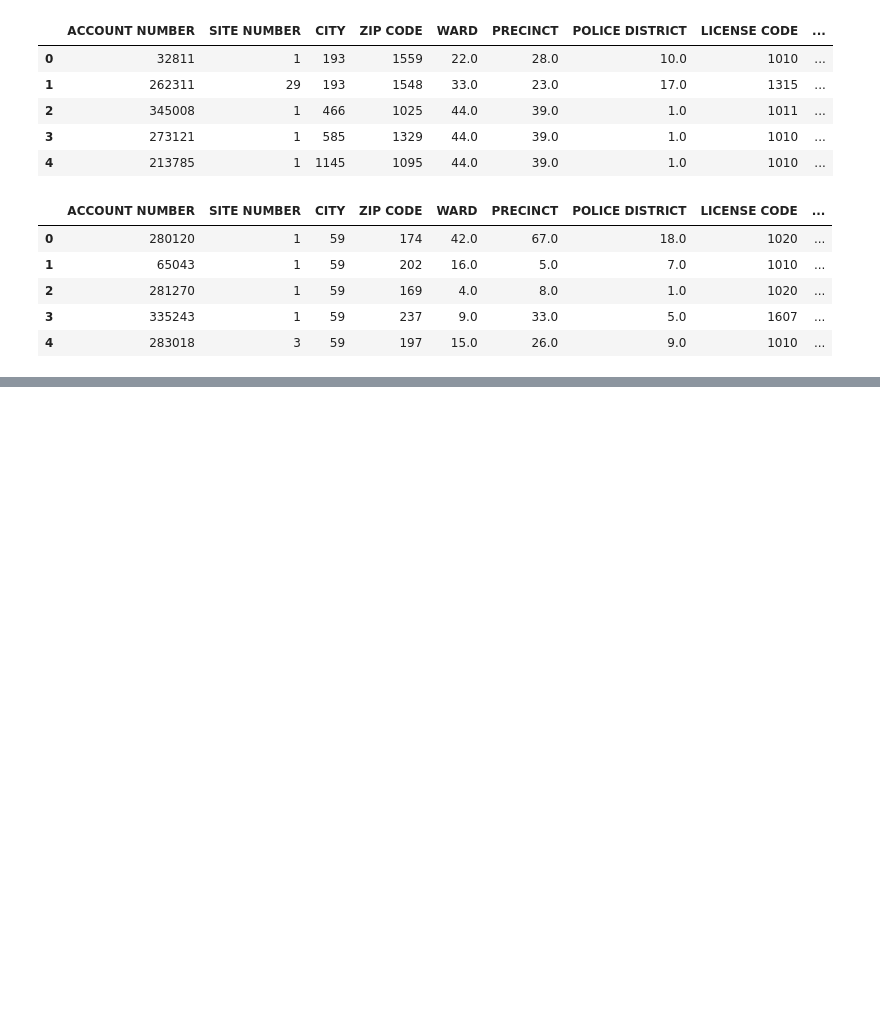
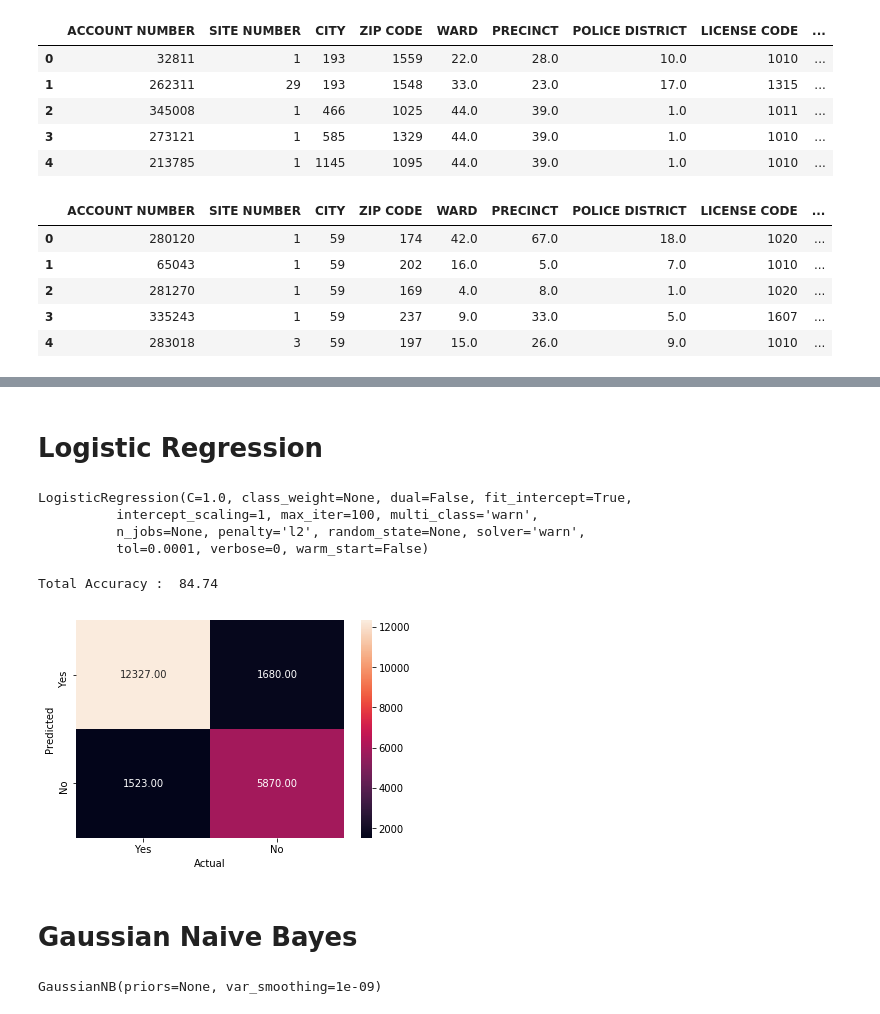
Before and after one commit to shreayan98c/ZS-Hiring-Challenge, a Jupyter notebook: ZSmodel.ipynb, the cells around one changed output, grey strips where cells are left out. Cells and saved outputs as stored; diff of their text form; code cells hidden in the pictures; blank space fills up the shorter version.

Commit message:
Completed model

```diff
--- a/ZSmodel.ipynb
+++ b/ZSmodel.ipynb
@@ -756,36 +761,60 @@ plt.show()
 # %%
-# # Splitting the data into training set and testset
-# from sklearn.model_selection import train_test_split
-# X_train, X_test, y_train, y_test = train_test_split(X,y, test_size = 0.25, random_state = 0, stratify=y)
+# Splitting the data into training set and testset
+from sklearn.model_selection import train_test_split
+X_train, X_test, y_train, y_test = train_test_split(X,y, test_size = 0.25, random_state = 0, stratify=y)
+# %% [markdown]
+# Logistic Regression
 # %%
-# # Logistic Regression
+# Logistic Regression
 
-# # Import library for LogisticRegression
-# from sklearn.linear_model import LogisticRegression
+# Import library for LogisticRegression
+from sklearn.linear_model import LogisticRegression
 
-# # Create a Logistic regression classifier
-# logreg = LogisticRegression()
+# Create a Logistic regression classifier
+logreg = LogisticRegression()
 
-# # Train the model using the training sets
-# logreg.fit(X_train, y_train)
+# Train the model using the training sets
+logreg.fit(X_train, y_train)
+# %% [output]
+LogisticRegression(C=1.0, class_weight=None, dual=False, fit_intercept=True,
+          intercept_scaling=1, max_iter=100, multi_class='warn',
+          n_jobs=None, penalty='l2', random_state=None, solver='warn',
+          tol=0.0001, verbose=0, warm_start=False)
 # %%
-# # Prediction on test data
-# y_pred = logreg.predict(X_test)
+# Prediction on test data
+y_pred = logreg.predict(X_test)
 # %%
-# # Calculating the accuracy, precision and the recall
-# acc_logreg = round( metrics.accuracy_score(y_test, y_pred) * 100, 2 )
-# print( 'Total Accuracy : ', acc_logreg )
-# print( 'Precision : ', round( metrics.precision_score(y_test, y_pred) * 100, 2 ) )
-# print( 'Recall : ', round( metrics.recall_score(y_test, y_pred) * 100, 2 ) )
+# Calculating the accuracy, precision and the recall
+acc_logreg = round( metrics.accuracy_score(y_test, y_pred) * 100, 2 )
+print( 'Total Accuracy : ', acc_logreg )
+# %% [output]
+Total Accuracy :  84.74
 # %%
-# # Create confusion matrix function to find out sensitivity and specificity
-# from sklearn.metrics import confusion_matrix
-# def draw_cm(actual, predicted):
-#     cm = confusion_matrix( actual, predicted, [1,0]).T
-#     sns.heatmap(cm, annot=True,  fmt='.2f', xticklabels = ["Yes","No"] , yticklabels = ["Yes","No"] )
-#     plt.ylabel('Predicted')
-#     plt.xlabel('Actual')
-#     plt.show()
+# Create confusion matrix function to find out sensitivity and specificity
+from sklearn.metrics import confusion_matrix
+def draw_cm(actual, predicted):
+    cm = confusion_matrix( actual, predicted, [1,0]).T
+    sns.heatmap(cm, annot=True,  fmt='.2f', xticklabels = ["Yes","No"] , yticklabels = ["Yes","No"] )
+    plt.ylabel('Predicted')
+    plt.xlabel('Actual')
+    plt.show()
 # %%
-# # Confusion matrix
-# draw_cm(y_test, y_pred)
+# Confusion matrix
+draw_cm(y_test, y_pred)
+# %% [output]
+[figure, added]
+# %% [markdown]
+# Gaussian Naive Bayes
+# %%
+# Gaussian Naive Bayes
+
+# Import library of Gaussian Naive Bayes model
+from sklearn.naive_bayes import GaussianNB
+
+# Create a Gaussian Classifier
+model = GaussianNB()
+
+# Train the model using the training sets
+model.fit(X_train,y_train)
+# %% [output]
+GaussianNB(priors=None, var_smoothing=1e-09)
```
Also changed, not shown: parts of 34 cells of this notebook.
